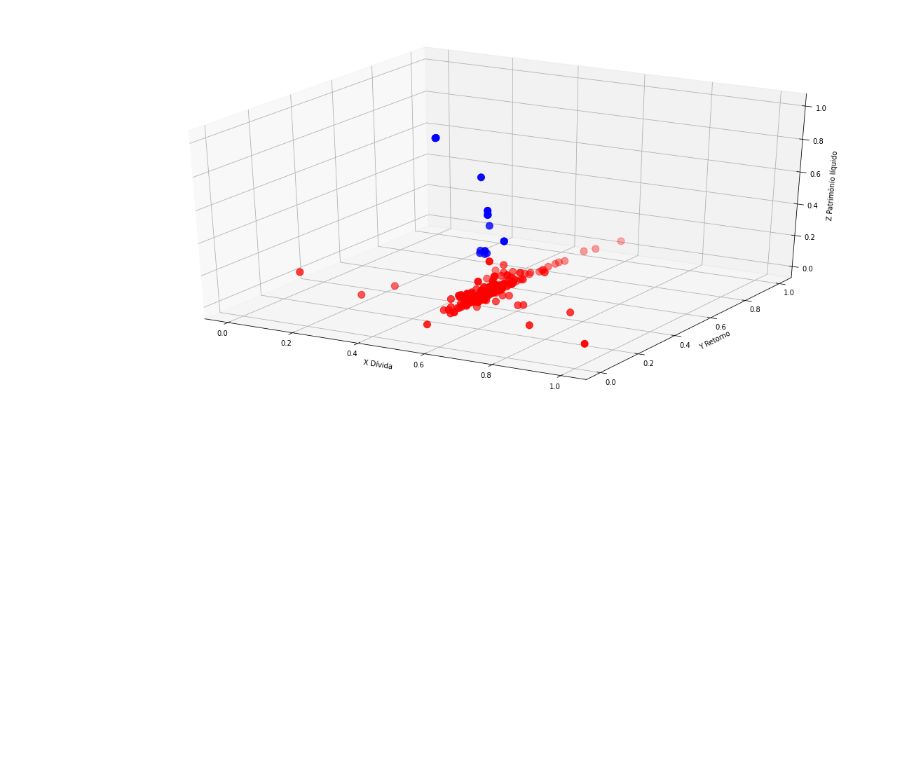
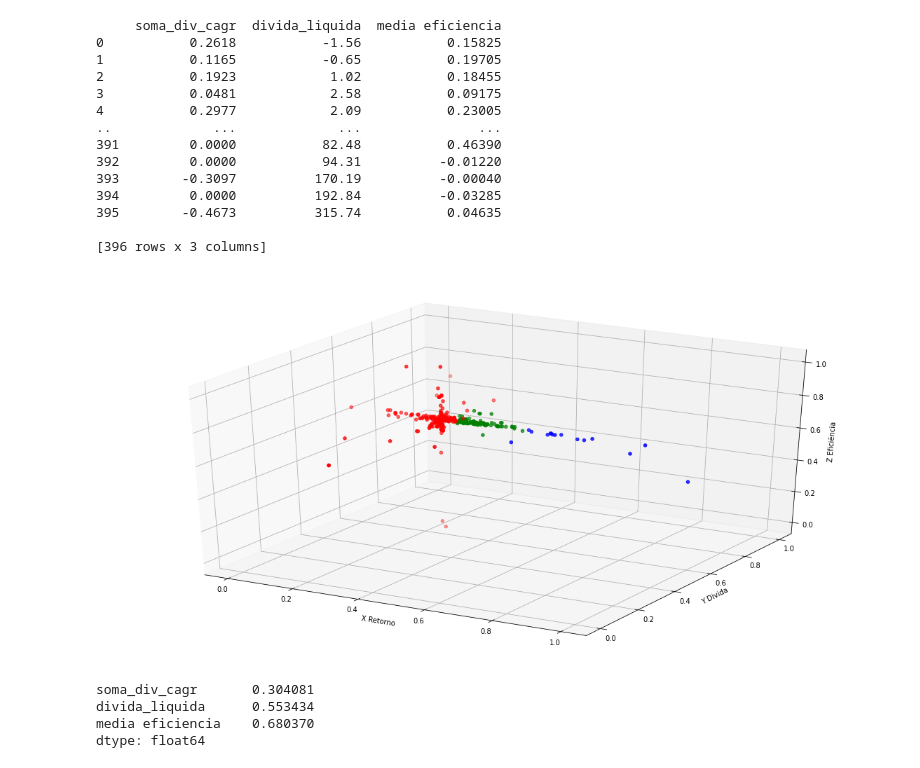
Before and after one commit to andssuu/PBEA7347, a Jupyter notebook: notebooks/b3_kmeans.ipynb, the cells around one changed output. Drawn from its saved outputs; the diff is of its cells as text; code cells hidden in the pictures; blank space fills up the shorter version.

Commit message:
Graphs kmeans 2D and 3D

```diff
--- a/notebooks/b3_kmeans.ipynb
+++ b/notebooks/b3_kmeans.ipynb
@@ -13,43 +8,74 @@ Unpacking objects: 100% (57/57), done.
 import numpy as np
 import pandas as pd
 import matplotlib.pyplot as plt
 from sklearn.cluster import KMeans
 
 df = pd.read_csv('PBEA7347/data/b3_data_14012021.csv', float_precision='high', sep=";")
-#data = df.iloc[:, 10:]
+# data = df.iloc[:, 10:]
 labels = df.iloc[:, 0]
 
 divida = df.iloc[:, 12:]
 retorno = df.iloc[:,11:12]
 patrimonio = df.iloc[:,3:4]
+eficiencia = df.iloc[:, 7:9]
 
-retorno = retorno * 100
-patrimonio = patrimonio * 1000000
+eficiencia["media eficiencia"] = eficiencia.sum(axis=1) / 2
 
+eficienciaMedia = eficiencia.iloc[:, 2:]
 
-data = divida
-data = data.join(retorno)
-data = data.join(patrimonio)
-
+data = retorno
+data = data.join(divida)
+data = data.join(eficienciaMedia)
 
 normalized_data = (data - data.min()) / (data.max() - data.min())
 # normalized_data = data
-kmeans = KMeans(n_clusters=2, random_state=0).fit(normalized_data)
+kmeans = KMeans(n_clusters=3, random_state=0).fit(normalized_data)
 #print(kmeans.labels_)
 data_clustered = kmeans.predict(normalized_data)
 #print(kmeans.cluster_centers_)
 
 fig = plt.figure(figsize=(20, 10))
 graph = fig.add_subplot(111, projection='3d')
+ax = fig.gca(projection='3d')
+
 LABEL_COLOR_MAP = {0 : 'red', 1 : 'blue', 2: 'green'}
 label_color = [LABEL_COLOR_MAP[l] for l in data_clustered]
-graph.scatter(normalized_data.iloc[:, 0], normalized_data.iloc[:, 1], normalized_data.iloc[:, 2], c=label_color, marker='o', s=100)
+graph.scatter(normalized_data.iloc[:, 0], normalized_data.iloc[:, 1], normalized_data.iloc[:, 2], c=label_color, marker='o', s=20)
 
-graph.set_xlabel('X Dívida')
-graph.set_ylabel('Y Retorno')
-graph.set_zlabel('Z Patrimônio líquido')
+graph.set_xlabel('X Retorno')
+graph.set_ylabel('Y Divida')
+graph.set_zlabel('Z Eficiência')
 
+for x, y, z, label in zip(normalized_data.iloc[:, 0], normalized_data.iloc[:, 1], normalized_data.iloc[:, 2], labels):
+    # normalized_data.iloc[:, 0] <= 3 DIVIDA
+    # normalized_data.iloc[:, 1] >= 5 RETORNO
+    # normalized_data.iloc[:, 2] >= 1.2 PATRIMONIO LIQUIDO
+    #print(x, y, z, label)
+    if x >= 0.304081 and y <=0.557621 and z>=0.681543:
+        # ax.text(x, y, z, label, None)
+        pass;
 
 plt.show()
 # %% [output]
+     soma_div_cagr  divida_liquida  media eficiencia
+0           0.2618           -1.56           0.15825
+1           0.1165           -0.65           0.19705
+2           0.1923            1.02           0.18455
+3           0.0481            2.58           0.09175
+4           0.2977            2.09           0.23005
+..             ...             ...               ...
+391         0.0000           82.48           0.46390
+392         0.0000           94.31          -0.01220
+393        -0.3097          170.19          -0.00040
+394         0.0000          192.84          -0.03285
+395        -0.4673          315.74           0.04635
+
+[396 rows x 3 columns]
-[figure, old version]
+[figure, new version]
+# %%
+(0.04 - data.min()) / (data.max() - data.min())
+# %% [output]
+soma_div_cagr       0.304081
+divida_liquida      0.553434
+media eficiencia    0.680370
+dtype: float64
```
Also changed, not shown: parts of 4 cells of this notebook.
